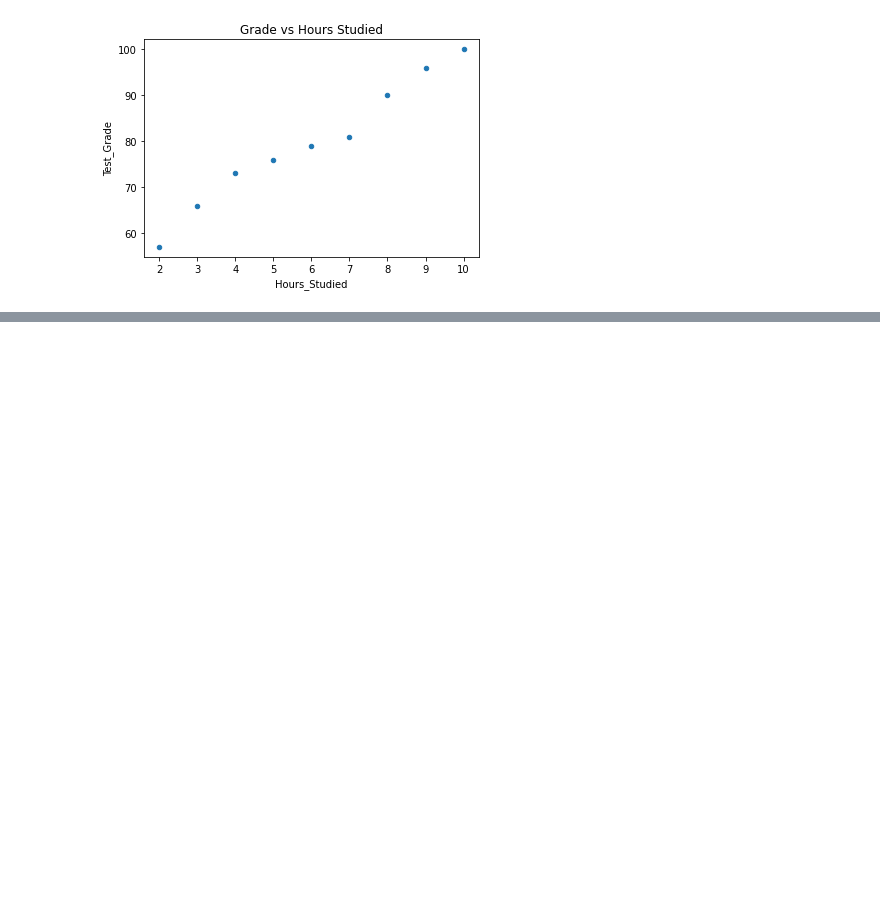
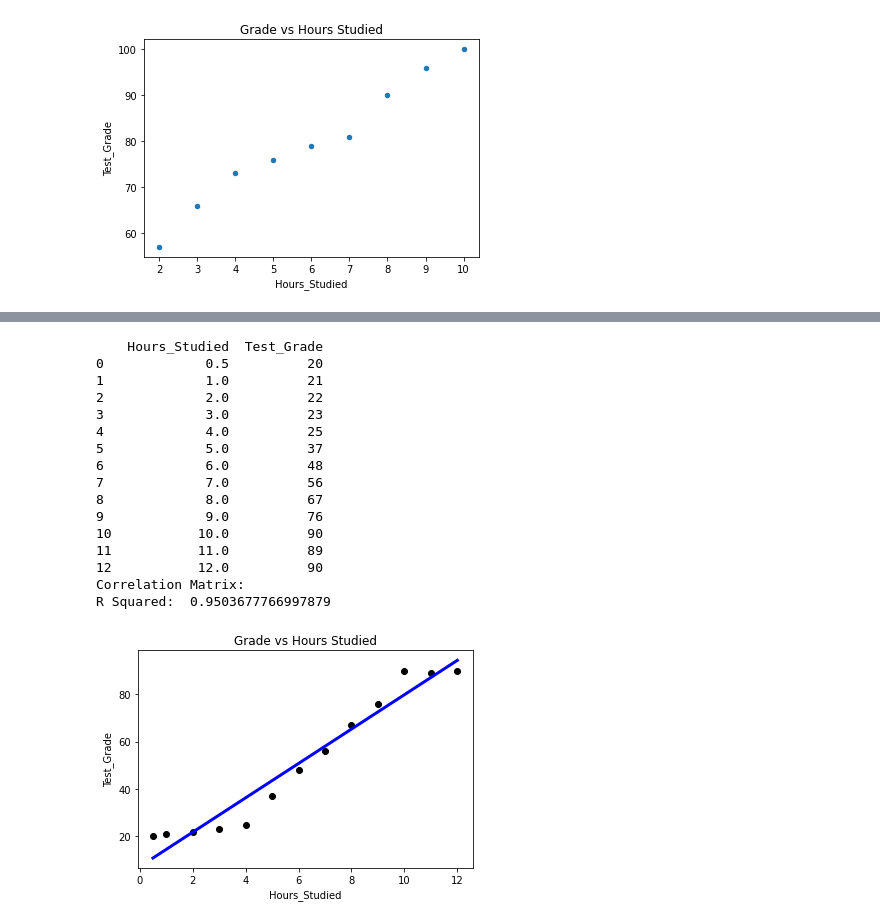
Before and after one commit to BartTho/MijnDeepLearning, a Jupyter notebook: Scales.ipynb, the cells around one changed output, grey strips where cells are left out. Saved outputs shown, nothing was run; the diff lists cells and outputs as text; code cells hidden in the pictures; blank space fills up the shorter version.

```diff
--- a/Scales.ipynb
+++ b/Scales.ipynb
@@ -277,0 +363,44 @@ Test_Grade          0.987797    1.000000
+# %%
+# Polynomial regression example
+# Load data
+df = pd.read_csv('Data/Grade_Set_2.csv')
+print(df)
+# Simple scatter plot
+df.plot(kind='scatter', x='Hours_Studied', y='Test_Grade', title='Grade vs Hours Studied')
+# check the correlation between variables
+print("Correlation Matrix: ")
+df.corr()
+# Create linear regression object
+lr = lm.LinearRegression()
+x= df.Hours_Studied[:, np.newaxis]
+y= df.Test_Grade
+# Train the model using the training sets
+lr.fit(x, y)
+# independent variable
+# dependent variable
+
+# plotting fitted line
+plt.scatter(x, y,  color='black')
+plt.plot(x, lr.predict(x), color='blue', linewidth=3)
+plt.title('Grade vs Hours Studied')
+plt.ylabel('Test_Grade')
+plt.xlabel('Hours_Studied')
+print("R Squared: ", r2_score(y, lr.predict(x)))
+# %% [output]
+    Hours_Studied  Test_Grade
+0             0.5          20
+1             1.0          21
+2             2.0          22
+3             3.0          23
+4             4.0          25
+5             5.0          37
+6             6.0          48
+7             7.0          56
+8             8.0          67
+9             9.0          76
+10           10.0          90
+11           11.0          89
+12           12.0          90
+Correlation Matrix:
+R Squared:  0.9503677766997879
+[figure, added]
```
Also changed, not shown: parts of 8 cells of this notebook, 1 other file.
